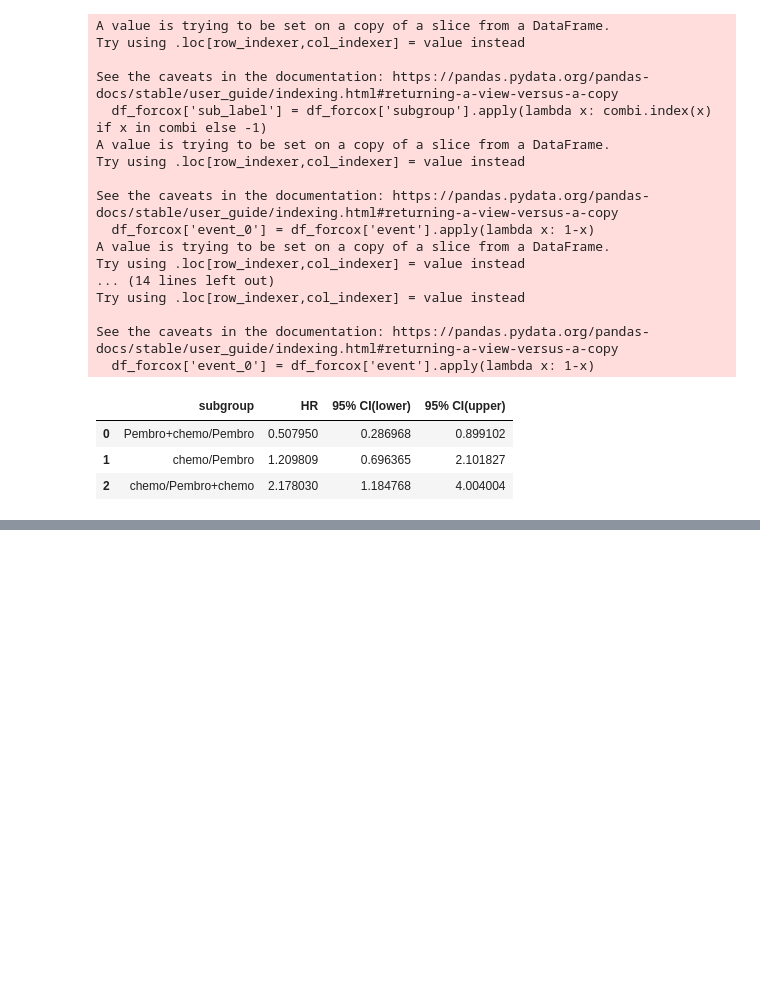
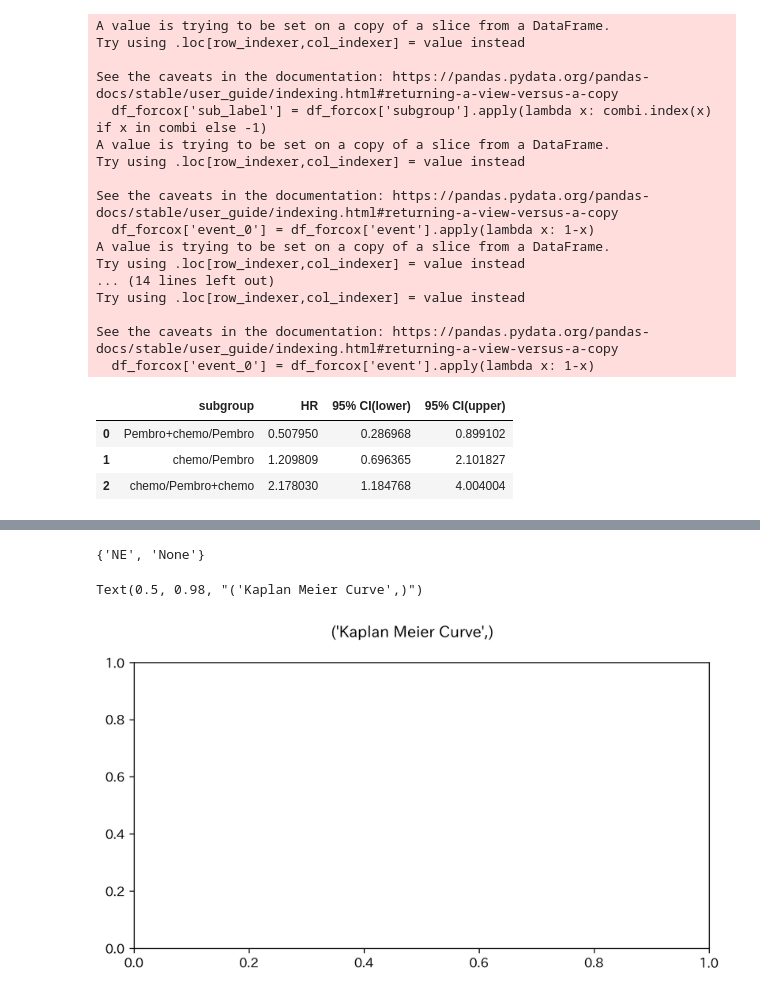
Before and after one commit to oceanvntp/KaplanMeier_curve_app, a Jupyter notebook: 設計用.ipynb, the cells around one changed output, grey strips where cells are left out. Saved outputs shown, nothing was run; the diff lists cells and outputs as text; code cells hidden in the pictures; blank space fills up the shorter version.

```diff
--- a/設計用.ipynb
+++ b/設計用.ipynb
@@ -625,0 +691,2 @@ cph
+# %%
+df = pd.read_excel('/Users/hiromimatsumoto/Downloads/3 For OS KM ALL YCU-LANCER.xlsx', header=0)
@@ -625,0 +711,11 @@ cph
+# %%
+color='gray',
+size=(8, 4)
+by_subgroup=True,
+title='Kaplan Meier Curve',
+xlabel='生存日数',
+ylabel='生存率',
+censor=True,
+ci=False,
+at_risk=True,
+event_flag=1
@@ -625,0 +738,59 @@ cph
+# %%
+df = df.fillna({'subgroup':'None'})
+set(df.subgroup)
+# %% [output]
+{'NE', 'None'}
+# %%
+subgroup = list(set(df.subgroup))
+fig, ax = plt.subplots(figsize=size, dpi=300)
+plt.suptitle(title)
+
+# kmfs = [] # at_riskを正しく表示するため、fitしたインスタンスをリストに格納する
+# if (len(subgroup) > 0) and by_subgroup:
+#     for i, group in enumerate(subgroup):
+#         df_ = df[df.subgroup==group]
+#         kmf = KaplanMeierFitter()
+#         event_observed = df_.event.values
+#         if event_flag == 0:
+#             event_observed = 1 - event_observed
+#         kmf.fit(durations=df_.duration, event_observed=event_observed, label=group)
+#         if color == 'gray':
+#             kmf.plot(show_censors=censor, ci_show=ci, color=color,
+#                         linestyle=style_list[i], censor_styles={"marker": "|", "ms": 6, "mew": 0.75}) # matplotlibのマーカーと同じ。ms:長さ、mew:太さ
+#         else:
+#             kmf.plot(show_censors=censor, ci_show=ci,
+#                         color=color[i], censor_styles={"marker": "|", "ms": 6, "mew": 0.75})
+#         kmfs.append(kmf)
+
+#     plt.xlabel(xlabel)
+#     plt.ylabel(ylabel)
+#     if at_risk:
+#         add_at_risk_counts(*kmfs, rows_to_show=['At risk'])  # * でリストの中身を展開
+
+#     fig.tight_layout()
+#     return fig
+
+
+# else:
+#     kmf = KaplanMeierFitter()
+#     event_observed = df.event.values
+#     if event_flag == 0:
+#         event_observed = 1 - event_observed
+#     kmf.fit(durations=df.duration, event_observed=event_observed)
+#     if color == 'gray':
+#         kmf.plot(show_censors=censor, ci_show=ci, color=color,
+#                     label='_nolegend_', censor_styles={"marker": "|", "ms": 6, "mew": 0.75})
+#     else:
+#         kmf.plot(show_censors=censor, ci_show=ci, color=color[0],
+#                     label='_nolegend_', censor_styles={"marker": "|", "ms": 6, "mew": 0.75})
+
+#     plt.gca.legend_ = None
+#     plt.xlabel(xlabel)
+#     plt.ylabel(ylabel)
+#     if at_risk:
+#         add_at_risk_counts(kmf, rows_to_show=['At risk'])
+
+#     fig.tight_layout()
+# %% [output]
+Text(0.5, 0.98, "('Kaplan Meier Curve',)")
+[figure, added]
```
Also changed, not shown: parts of 13 cells of this notebook, 1 other file.
